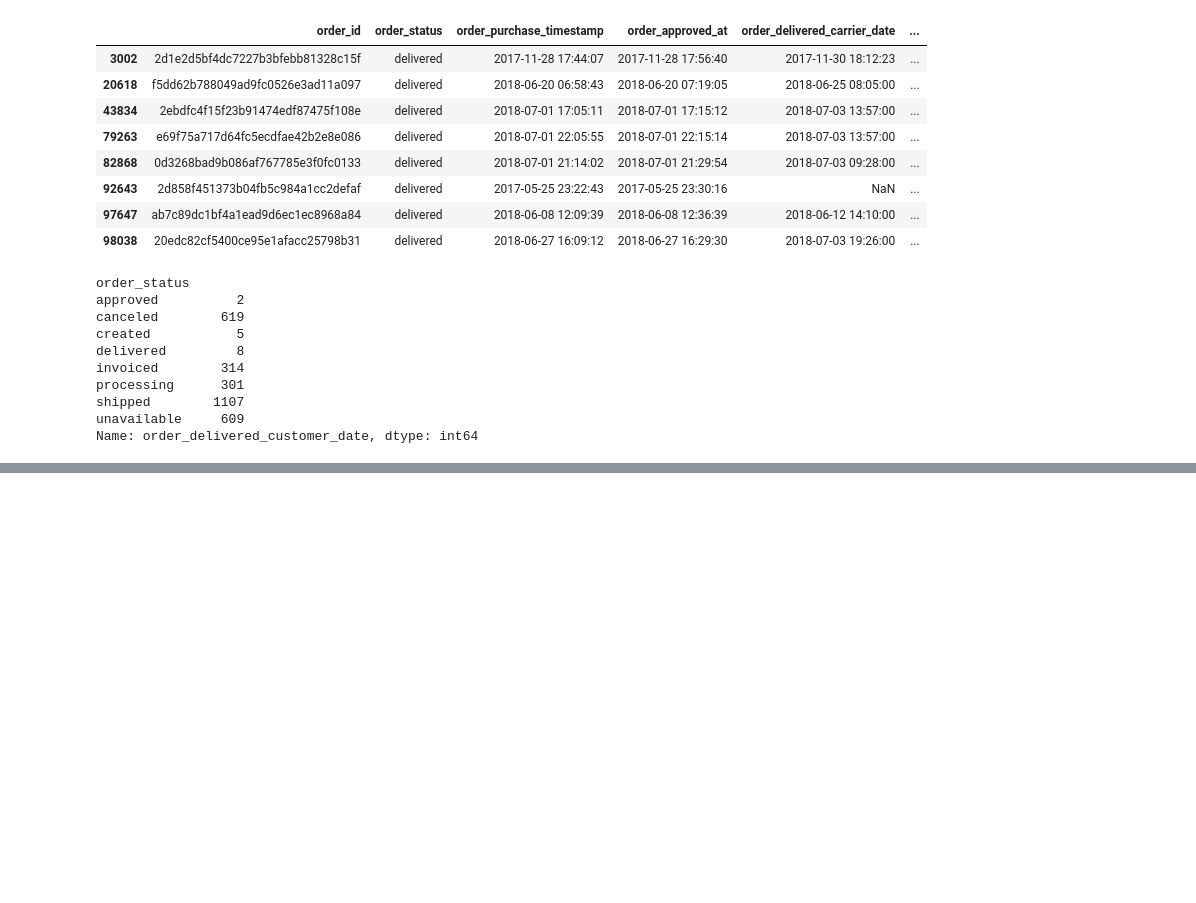
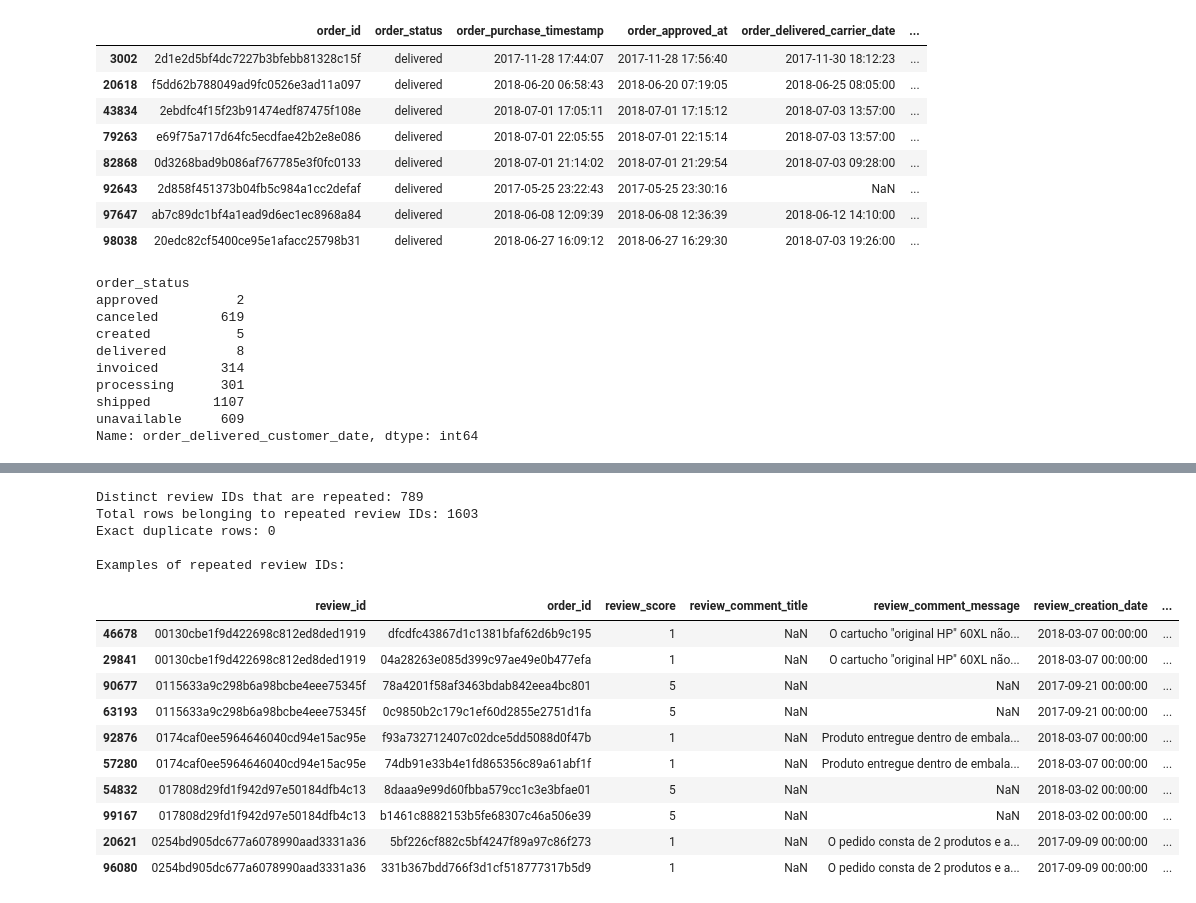
Before and after one commit to Kaustubh-Projects/AI-Ecommerce-Analytics, a Jupyter notebook: python/analyze_orders.ipynb, the cells around one changed output, grey strips where cells are left out. Cells and saved outputs as stored; diff of their text form; code cells hidden in the pictures; blank space fills up the shorter version.

Commit message:
docs: document dataset quality and relationships

```diff
--- a/python/analyze_orders.ipynb
+++ b/python/analyze_orders.ipynb
@@ -136,0 +1166,13 @@ Name: order_delivered_customer_date, dtype: int64
+# %%
+
+# Build the path to the reviews CSV file
+reviews_file = project_folder / "data" / "raw" / "olist_order_reviews_dataset.csv"
+
+# Load the reviews dataset into a DataFrame
+reviews = pd.read_csv(reviews_file)
+
+# Check the dataset dimensions
+print("Reviews dataset shape:", reviews.shape)
+
+# Display the first five records
+display(reviews.head())
@@ -136,0 +1400,39 @@ Name: order_delivered_customer_date, dtype: int64
+# %%
+
+# Find every row whose review ID appears more than once
+duplicate_review_rows = reviews[
+    reviews["review_id"].duplicated(keep=False)
+].sort_values("review_id")
+
+# Count distinct review IDs that are repeated
+duplicate_review_id_count = duplicate_review_rows["review_id"].nunique()
+
+print("Distinct review IDs that are repeated:", duplicate_review_id_count)
+print("Total rows belonging to repeated review IDs:", len(duplicate_review_rows))
+
+# Check whether the complete rows are exact duplicates
+print(
+    "Exact duplicate rows:",
+    reviews.duplicated().sum()
+)
+
+# Display a few repeated review IDs for investigation
+print("\nExamples of repeated review IDs:")
+display(duplicate_review_rows.head(10))
+# %% [output]
+Distinct review IDs that are repeated: 789
+Total rows belonging to repeated review IDs: 1603
+Exact duplicate rows: 0
+
+Examples of repeated review IDs:
+|  | review_id | order_id | review_score | review_comment_title | review_comment_message | review_creation_date | ... |
+| 46678 | 00130cbe1f9d422698c812ed8ded1919 | dfcdfc43867d1c1381bfaf62d6b9c195 | 1 | NaN | O cartucho "original HP" 60XL não... | 2018-03-07 00:00:00 | ... |
+| 29841 | 00130cbe1f9d422698c812ed8ded1919 | 04a28263e085d399c97ae49e0b477efa | 1 | NaN | O cartucho "original HP" 60XL não... | 2018-03-07 00:00:00 | ... |
+| 90677 | 0115633a9c298b6a98bcbe4eee75345f | 78a4201f58af3463bdab842eea4bc801 | 5 | NaN | NaN | 2017-09-21 00:00:00 | ... |
+| 63193 | 0115633a9c298b6a98bcbe4eee75345f | 0c9850b2c179c1ef60d2855e2751d1fa | 5 | NaN | NaN | 2017-09-21 00:00:00 | ... |
+| 92876 | 0174caf0ee5964646040cd94e15ac95e | f93a732712407c02dce5dd5088d0f47b | 1 | NaN | Produto entregue dentro de embala... | 2018-03-07 00:00:00 | ... |
+| 57280 | 0174caf0ee5964646040cd94e15ac95e | 74db91e33b4e1fd865356c89a61abf1f | 1 | NaN | Produto entregue dentro de embala... | 2018-03-07 00:00:00 | ... |
+| 54832 | 017808d29fd1f942d97e50184dfb4c13 | 8daaa9e99d60fbba579cc1c3e3bfae01 | 5 | NaN | NaN | 2018-03-02 00:00:00 | ... |
+| 99167 | 017808d29fd1f942d97e50184dfb4c13 | b1461c8882153b5fe68307c46a506e39 | 5 | NaN | NaN | 2018-03-02 00:00:00 | ... |
+| 20621 | 0254bd905dc677a6078990aad3331a36 | 5bf226cf882c5bf4247f89a97c86f273 | 1 | NaN | O pedido consta de 2 produtos e a... | 2017-09-09 00:00:00 | ... |
+| 96080 | 0254bd905dc677a6078990aad3331a36 | 331b367bdd766f3d1cf518777317b5d9 | 1 | NaN | O pedido consta de 2 produtos e a... | 2017-09-09 00:00:00 | ... |
```
Also changed, not shown: parts of 42 cells of this notebook, 1 other file.
